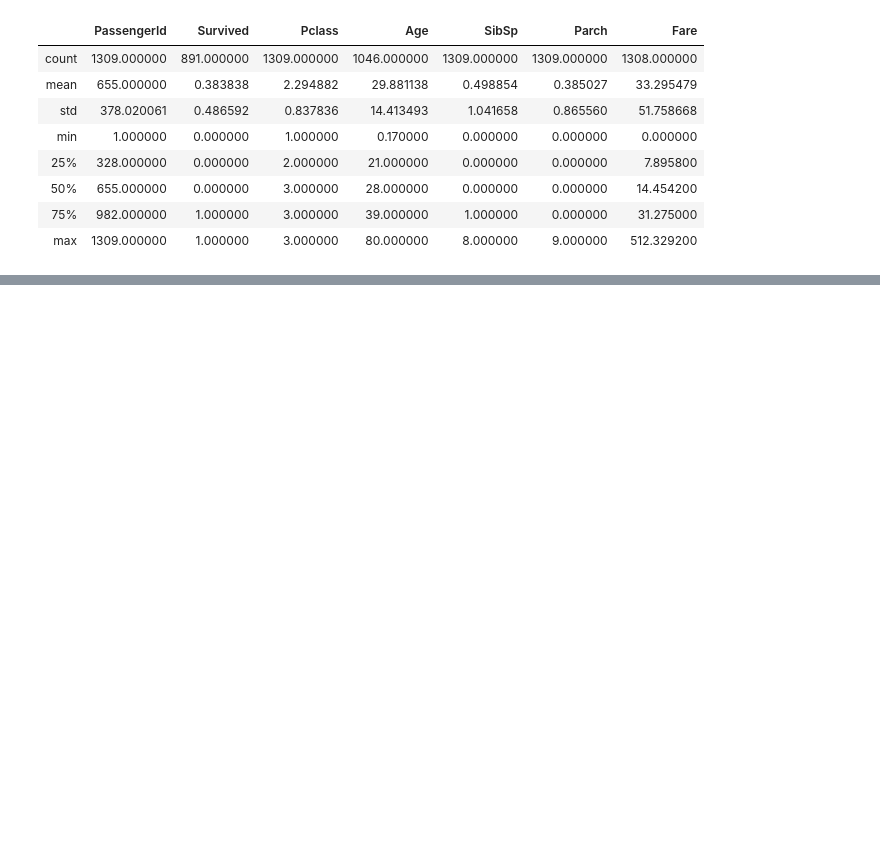
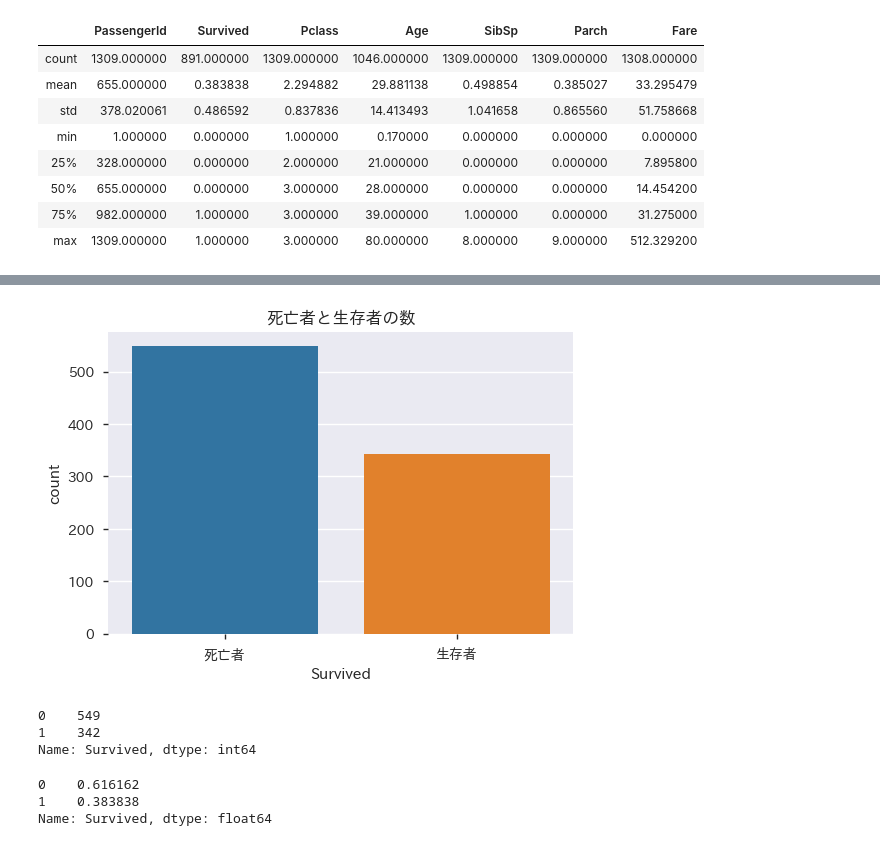
Before and after one commit to music-brain88/kaggle_tutorial, a Jupyter notebook: plot.ipynb, the cells around one changed output, grey strips where cells are left out. Saved outputs shown, nothing was run; the diff lists cells and outputs as text; code cells hidden in the pictures; blank space fills up the shorter version.

```diff
--- a/plot.ipynb
+++ b/plot.ipynb
@@ -133,0 +162,20 @@ df.describe()
+# %%
+plt.figure(dpi=100)
+sb.countplot(x='Survived', data=train)
+plt.title('死亡者と生存者の数')
+plt.xticks([0,1], ['死亡者', '生存者'])
+plt.show()
+
+# 生存者と死亡者の数
+display(train['Survived'].value_counts())
+
+# 死亡者と生存者の割合
+display(train['Survived'].value_counts() /  len(train['Survived']) )
+# %% [output]
+[figure, added]
+0    549
+1    342
+Name: Survived, dtype: int64
+0    0.616162
+1    0.383838
+Name: Survived, dtype: float64
```
Also changed, not shown: parts of 9 cells of this notebook.
